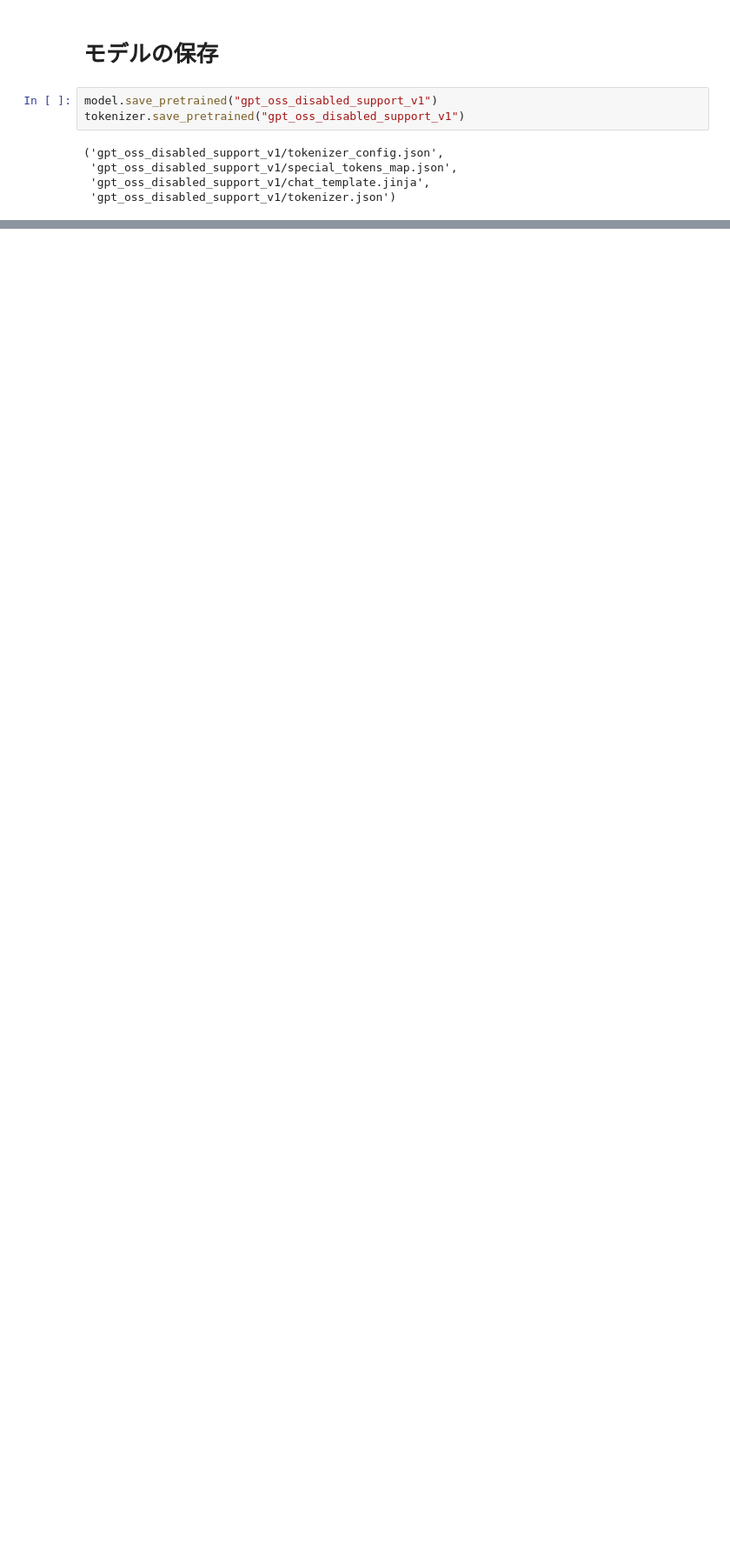
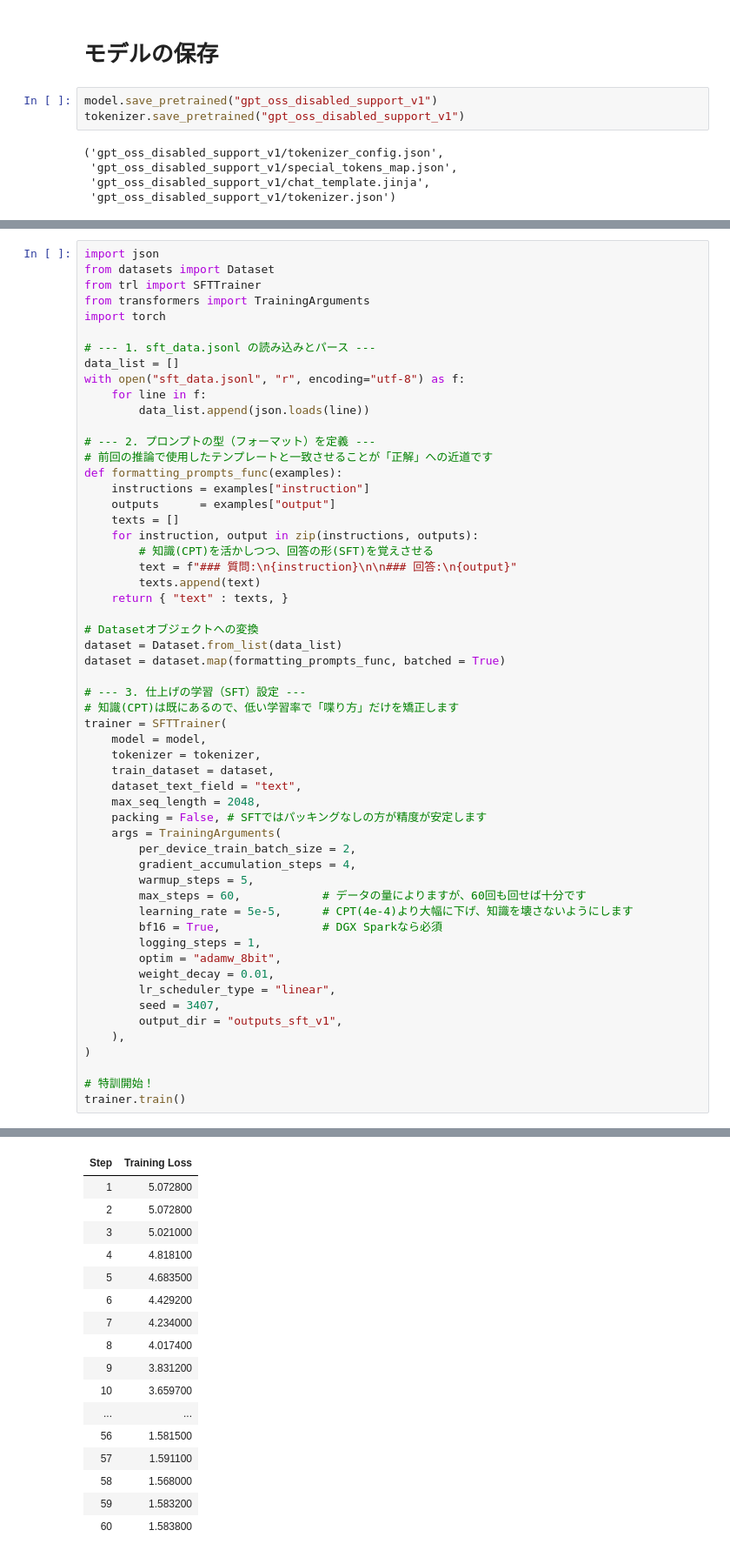
Before and after one commit to hiroooo000/my-llm-labo, a Jupyter notebook: 01_training/02_SFT/sft_gptoss.ipynb, the cells around one changed output, grey strips where cells are left out. Shown at 87% size. Drawn from its saved outputs; the diff is of its cells as text; blank space fills up the shorter version.

```diff
--- a/01_training/02_SFT/sft_gptoss.ipynb
+++ b/01_training/02_SFT/sft_gptoss.ipynb
@@ -211,0 +216,57 @@ tokenizer.save_pretrained("gpt_oss_disabled_support_v1")
+# %%
+import json
+from datasets import Dataset
+from trl import SFTTrainer
+from transformers import TrainingArguments
+import torch
+
+# --- 1. sft_data.jsonl の読み込みとパース ---
+data_list = []
+with open("sft_data.jsonl", "r", encoding="utf-8") as f:
+    for line in f:
+        data_list.append(json.loads(line))
+
+# --- 2. プロンプトの型（フォーマット）を定義 ---
+# 前回の推論で使用したテンプレートと一致させることが「正解」への近道です
+def formatting_prompts_func(examples):
+    instructions = examples["instruction"]
+    outputs      = examples["output"]
+    texts = []
+    for instruction, output in zip(instructions, outputs):
+        # 知識(CPT)を活かしつつ、回答の形(SFT)を覚えさせる
+        text = f"### 質問:\n{instruction}\n\n### 回答:\n{output}"
+        texts.append(text)
+    return { "text" : texts, }
+
+# Datasetオブジェクトへの変換
+dataset = Dataset.from_list(data_list)
+dataset = dataset.map(formatting_prompts_func, batched = True)
+
+# --- 3. 仕上げの学習（SFT）設定 ---
+# 知識(CPT)は既にあるので、低い学習率で「喋り方」だけを矯正します
+trainer = SFTTrainer(
+    model = model,
+    tokenizer = tokenizer,
+    train_dataset = dataset,
+    dataset_text_field = "text",
+    max_seq_length = 2048,
+    packing = False, # SFTではパッキングなしの方が精度が安定します
+    args = TrainingArguments(
+        per_device_train_batch_size = 2,
+        gradient_accumulation_steps = 4,
+        warmup_steps = 5,
+        max_steps = 60,            # データの量によりますが、60回も回せば十分です
+        learning_rate = 5e-5,      # CPT(4e-4)より大幅に下げ、知識を壊さないようにします
+        bf16 = True,               # DGX Sparkなら必須
+        logging_steps = 1,
+        optim = "adamw_8bit",
+        weight_decay = 0.01,
+        lr_scheduler_type = "linear",
+        seed = 3407,
+        output_dir = "outputs_sft_v1",
+    ),
+)
+
+# 特訓開始！
+trainer.train()
+# %% [output]
@@ -211,0 +285,17 @@ tokenizer.save_pretrained("gpt_oss_disabled_support_v1")
+| Step | Training Loss |
+| 1 | 5.072800 |
+| 2 | 5.072800 |
+| 3 | 5.021000 |
+| 4 | 4.818100 |
+| 5 | 4.683500 |
+| 6 | 4.429200 |
+| 7 | 4.234000 |
+| 8 | 4.017400 |
+| 9 | 3.831200 |
+| 10 | 3.659700 |
+| ... | ... |
+| 56 | 1.581500 |
+| 57 | 1.591100 |
+| 58 | 1.568000 |
+| 59 | 1.583200 |
+| 60 | 1.583800 |
```
Also changed, not shown: parts of 11 cells of this notebook.
